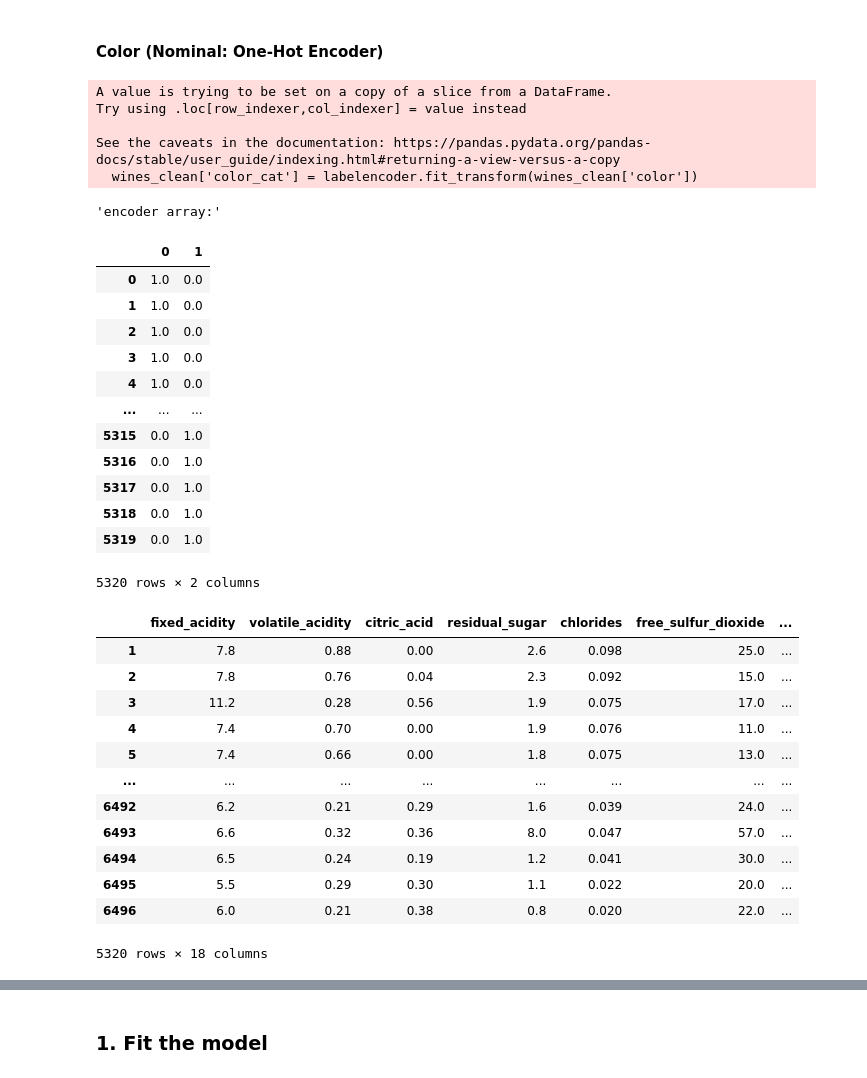
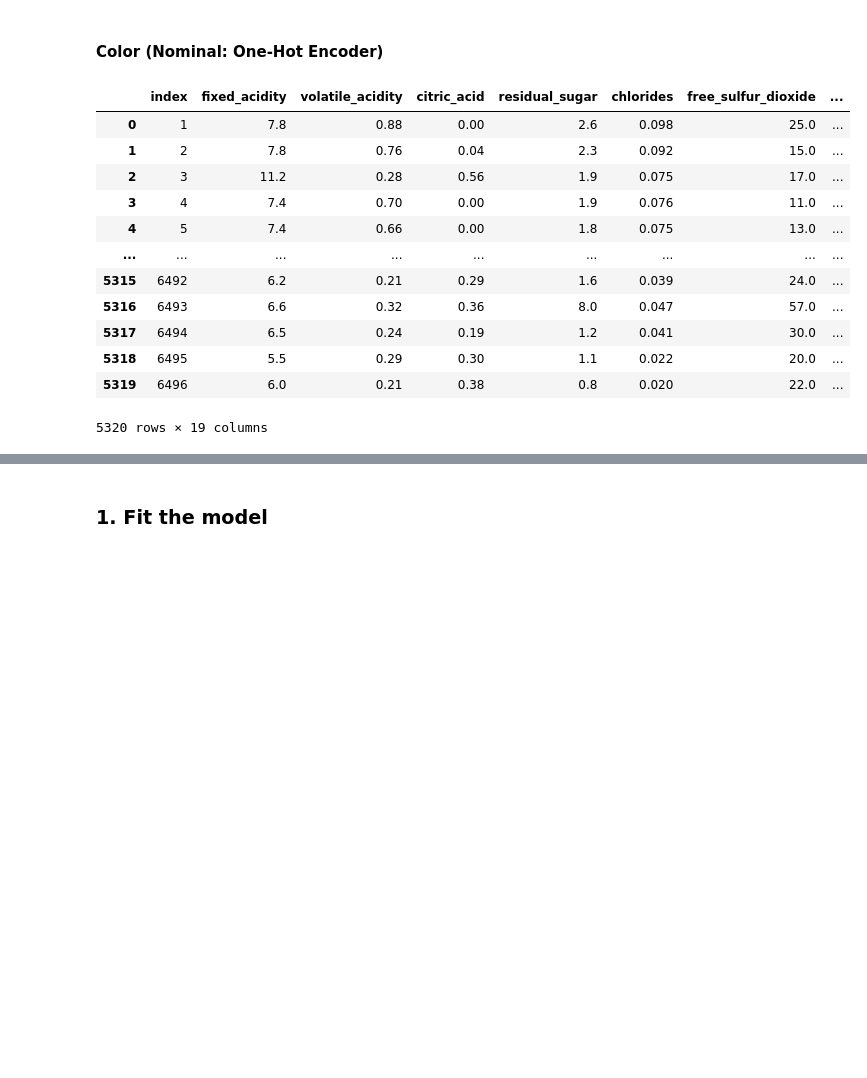
Before and after one commit to sian0x0/CA-data-science, a Jupyter notebook: 1-2/BlueBerry_Winery_ML_Classification.ipynb, the cells around one changed output, grey strips where cells are left out. Cells and saved outputs as stored; diff of their text form; code cells hidden in the pictures; blank space fills up the shorter version.

```diff
--- a/1-2/BlueBerry_Winery_ML_Classification.ipynb
+++ b/1-2/BlueBerry_Winery_ML_Classification.ipynb
@@ -283,53 +283,38 @@ Name: quality_label, dtype: int64
 # %%
 # OHE creates new dummy variable columns for each category, with binary encoding (one of them 1, all others 0) indicating whether the category is applied
 
 # Step 1: OHE needs numerica data, so first transform categorical data using LabelEncoder() [This time really use LabelEncoder!]
 
 # create an instance of labelencoder  -TODO: explain this more
 labelencoder = LabelEncoder()
 # make new column and apply numerical category values
 wines_clean['color_cat'] = labelencoder.fit_transform(wines_clean['color'])
 
-# Step 2: Now use OneHotEncoder. First, create an instance of one-hot-encoder
+# Step 2: Now use OneHotEncoder. reference: https://towardsdatascience.com/categorical-encoding-using-label-encoding-and-one-hot-encoder-911ef77fb5bd
+## First, create an instance of one-hot-encoder
 enc = OneHotEncoder(handle_unknown='ignore')
 
 # pass in color_cat to make a df containing the multiple (here, 2) binary encoding columns
 enc_df = pd.DataFrame(enc.fit_transform(wines_clean[['color_cat']]).toarray())
-display('encoder array:', enc_df)
+#display('encoder array:', enc_df)
+
 # merge df with wines_clean
 wines_clean = wines_clean.join(enc_df)
 
+# rename 0 and 1 (this time manually but look into get_feature_names_out and ColumnTransformer)
+wines_clean = wines_clean.rename(columns={0: 'is_red', 1: 'is_white'})
 display(wines_clean)
 # %% [output]
+|  | index | fixed_acidity | volatile_acidity | citric_acid | residual_sugar | chlorides | free_sulfur_dioxide | ... |
+| 0 | 1 | 7.8 | 0.88 | 0.00 | 2.6 | 0.098 | 25.0 | ... |
+| 1 | 2 | 7.8 | 0.76 | 0.04 | 2.3 | 0.092 | 15.0 | ... |
+| 2 | 3 | 11.2 | 0.28 | 0.56 | 1.9 | 0.075 | 17.0 | ... |
+| 3 | 4 | 7.4 | 0.70 | 0.00 | 1.9 | 0.076 | 11.0 | ... |
+| 4 | 5 | 7.4 | 0.66 | 0.00 | 1.8 | 0.075 | 13.0 | ... |
+| ... | ... | ... | ... | ... | ... | ... | ... | ... |
+| 5315 | 6492 | 6.2 | 0.21 | 0.29 | 1.6 | 0.039 | 24.0 | ... |
+| 5316 | 6493 | 6.6 | 0.32 | 0.36 | 8.0 | 0.047 | 57.0 | ... |
+| 5317 | 6494 | 6.5 | 0.24 | 0.19 | 1.2 | 0.041 | 30.0 | ... |
+| 5318 | 6495 | 5.5 | 0.29 | 0.30 | 1.1 | 0.022 | 20.0 | ... |
+| 5319 | 6496 | 6.0 | 0.21 | 0.38 | 0.8 | 0.020 | 22.0 | ... |
-A value is trying to be set on a copy of a slice from a DataFrame.
-Try using .loc[row_indexer,col_indexer] = value instead
-
-See the caveats in the documentation: https://pandas.pydata.org/pandas-docs/stable/user_guide/indexing.html#returning-a-view-versus-a-copy
-  wines_clean['color_cat'] = labelencoder.fit_transform(wines_clean['color'])
+5320 rows × 19 columns
-'encoder array:'
-|  | 0 | 1 |
-| 0 | 1.0 | 0.0 |
-| 1 | 1.0 | 0.0 |
-| 2 | 1.0 | 0.0 |
-| 3 | 1.0 | 0.0 |
-| 4 | 1.0 | 0.0 |
-| ... | ... | ... |
-| 5315 | 0.0 | 1.0 |
-| 5316 | 0.0 | 1.0 |
-| 5317 | 0.0 | 1.0 |
-| 5318 | 0.0 | 1.0 |
-| 5319 | 0.0 | 1.0 |
-5320 rows × 2 columns
-|  | fixed_acidity | volatile_acidity | citric_acid | residual_sugar | chlorides | free_sulfur_dioxide | ... |
-| 1 | 7.8 | 0.88 | 0.00 | 2.6 | 0.098 | 25.0 | ... |
-| 2 | 7.8 | 0.76 | 0.04 | 2.3 | 0.092 | 15.0 | ... |
-| 3 | 11.2 | 0.28 | 0.56 | 1.9 | 0.075 | 17.0 | ... |
-| 4 | 7.4 | 0.70 | 0.00 | 1.9 | 0.076 | 11.0 | ... |
-| 5 | 7.4 | 0.66 | 0.00 | 1.8 | 0.075 | 13.0 | ... |
-| ... | ... | ... | ... | ... | ... | ... | ... |
-| 6492 | 6.2 | 0.21 | 0.29 | 1.6 | 0.039 | 24.0 | ... |
-| 6493 | 6.6 | 0.32 | 0.36 | 8.0 | 0.047 | 57.0 | ... |
-| 6494 | 6.5 | 0.24 | 0.19 | 1.2 | 0.041 | 30.0 | ... |
-| 6495 | 5.5 | 0.29 | 0.30 | 1.1 | 0.022 | 20.0 | ... |
-| 6496 | 6.0 | 0.21 | 0.38 | 0.8 | 0.020 | 22.0 | ... |
-5320 rows × 18 columns
```
Also changed, not shown: parts of 46 cells of this notebook, 1 other file.
